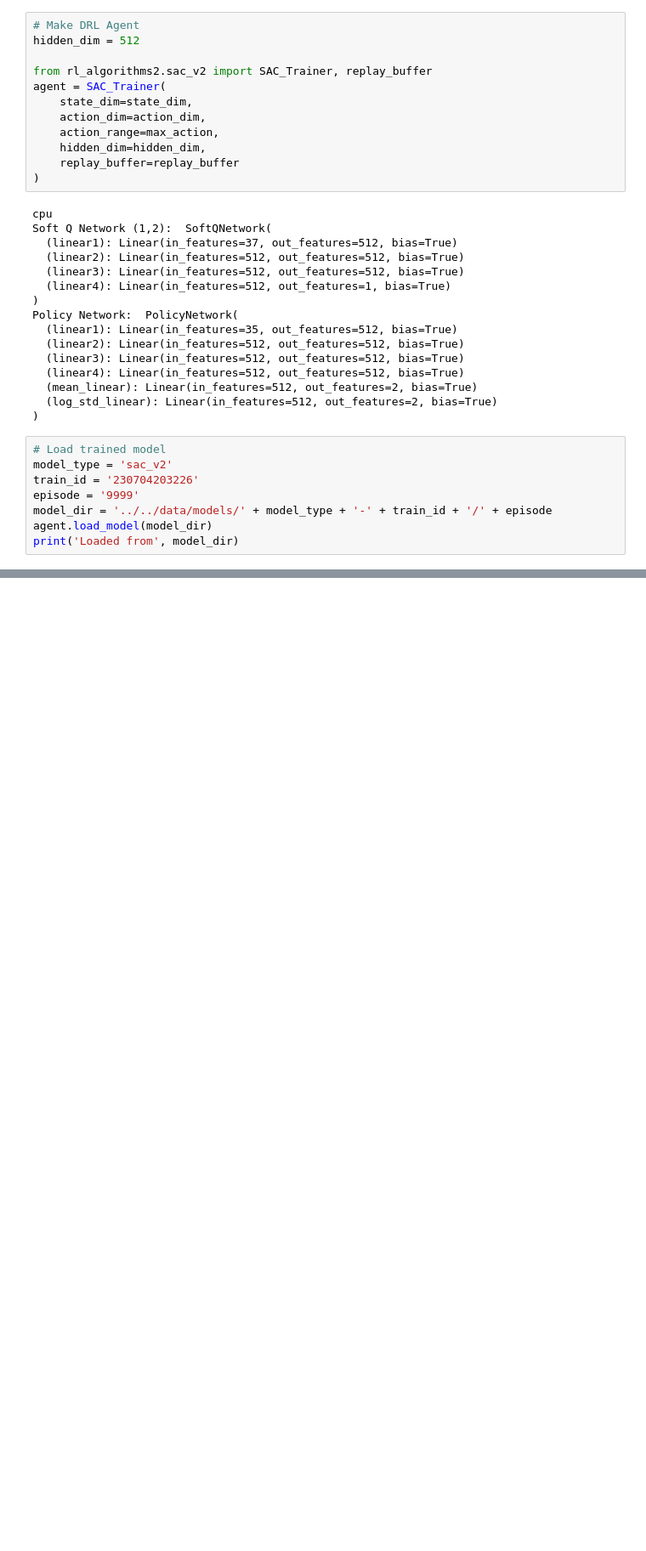
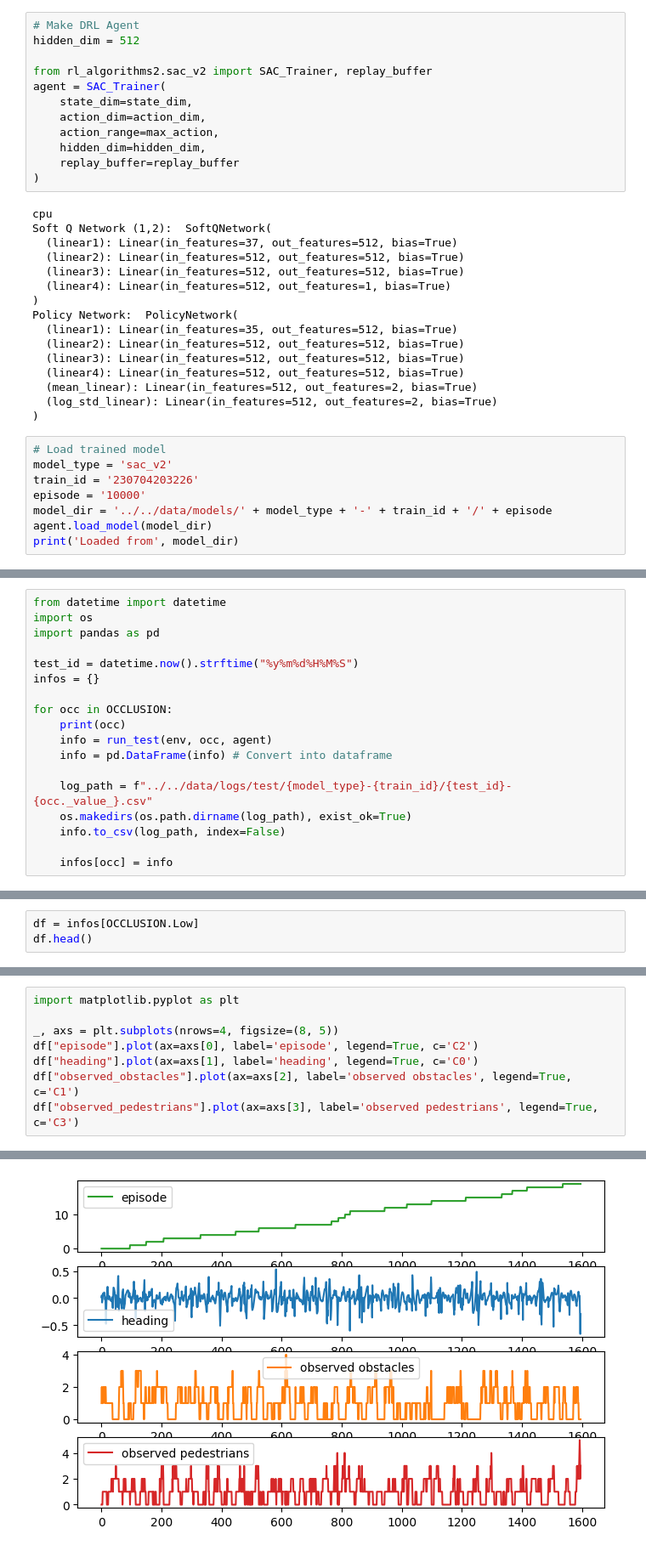
Before and after one commit to kengboon/RoadEnv, a Jupyter notebook: scripts/exp_sac-v2-2.ipynb, the cells around one changed output, grey strips where cells are left out. Shown: that part at 85% size. Cells and saved outputs as stored; diff of their text form; blank space fills up the shorter version.

```diff
--- a/scripts/exp_sac-v2-2.ipynb
+++ b/scripts/exp_sac-v2-2.ipynb
@@ -52,7 +52,7 @@ Policy Network:  PolicyNetwork(
 # Load trained model
 model_type = 'sac_v2'
 train_id = '230704203226'
-episode = '9999'
+episode = '10000'
 model_dir = '../../data/models/' + model_type + '-' + train_id + '/' + episode
 agent.load_model(model_dir)
 print('Loaded from', model_dir)
@@ -102,0 +116,18 @@ def run_test(env,
+# %%
+from datetime import datetime
+import os
+import pandas as pd
+
+test_id = datetime.now().strftime("%y%m%d%H%M%S")
+infos = {}
+
+for occ in OCCLUSION:
+    print(occ)
+    info = run_test(env, occ, agent)
+    info = pd.DataFrame(info) # Convert into dataframe
+
+    log_path = f"../../data/logs/test/{model_type}-{train_id}/{test_id}-{occ._value_}.csv"
+    os.makedirs(os.path.dirname(log_path), exist_ok=True)
+    info.to_csv(log_path, index=False)
+
+    infos[occ] = info
@@ -102,0 +155,3 @@ def run_test(env,
+# %%
+df = infos[OCCLUSION.Low]
+df.head()
@@ -102,0 +165,9 @@ def run_test(env,
+# %%
+import matplotlib.pyplot as plt
+
+_, axs = plt.subplots(nrows=4, figsize=(8, 5))
+df["episode"].plot(ax=axs[0], label='episode', legend=True, c='C2')
+df["heading"].plot(ax=axs[1], label='heading', legend=True, c='C0')
+df["observed_obstacles"].plot(ax=axs[2], label='observed obstacles', legend=True, c='C1')
+df["observed_pedestrians"].plot(ax=axs[3], label='observed pedestrians', legend=True, c='C3')
+# %% [output]
@@ -102,0 +175 @@ def run_test(env,
+[figure, added]
```
Also changed, not shown: parts of 6 cells of this notebook.
